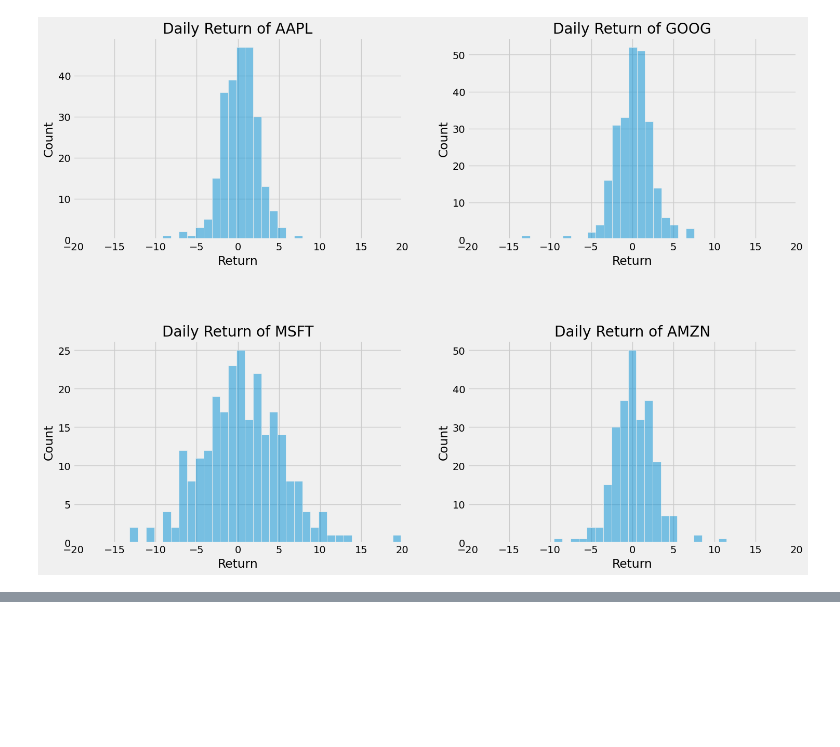
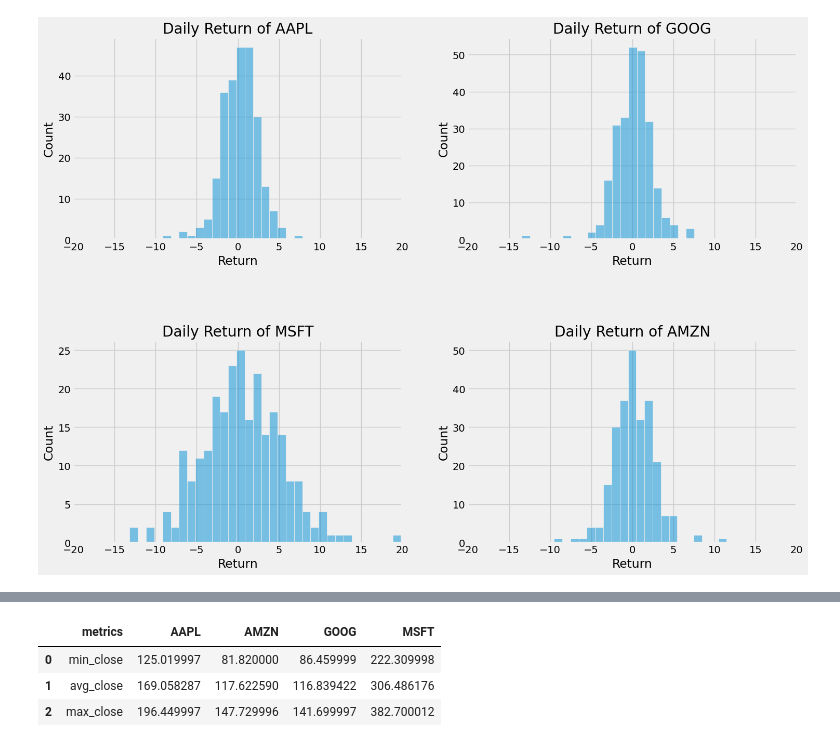
Before and after one commit to danjelito/stock-market-sql, a Jupyter notebook: main.ipynb, the cells around one changed output, grey strips where cells are left out. Cells and saved outputs as stored; diff of their text form; code cells hidden in the pictures; blank space fills up the shorter version.

```diff
--- a/main.ipynb
+++ b/main.ipynb
@@ -182,0 +201,40 @@ plt.show()
+# %%
+sqldf("""
+    WITH min_close AS (
+        SELECT
+            'min_close' AS metrics,
+            MIN(CASE WHEN company_name = 'AAPL' then close ELSE 10000 END) AS AAPL,
+            MIN(CASE WHEN company_name = 'AMZN' then close ELSE 10000 END) AS AMZN,
+            MIN(CASE WHEN company_name = 'GOOG' then close ELSE 10000 END) AS GOOG,
+            MIN(CASE WHEN company_name = 'MSFT' then close ELSE 10000 END) AS MSFT
+        FROM df
+    ),
+    avg_close AS (
+        SELECT
+            'avg_close' AS metrics,
+            AVG(CASE WHEN company_name = 'AAPL' then close ELSE NULL END) AS AAPL,
+            AVG(CASE WHEN company_name = 'AMZN' then close ELSE NULL END) AS AMZN,
+            AVG(CASE WHEN company_name = 'GOOG' then close ELSE NULL END) AS GOOG,
+            AVG(CASE WHEN company_name = 'MSFT' then close ELSE NULL END) AS MSFT
+        FROM df
+    ),
+    max_close AS (
+        SELECT
+            'max_close' AS metrics,
+            MAX(CASE WHEN company_name = 'AAPL' then close ELSE NULL END) AS AAPL,
+            MAX(CASE WHEN company_name = 'AMZN' then close ELSE NULL END) AS AMZN,
+            MAX(CASE WHEN company_name = 'GOOG' then close ELSE NULL END) AS GOOG,
+            MAX(CASE WHEN company_name = 'MSFT' then close ELSE NULL END) AS MSFT
+        FROM df
+    )
+    SELECT * FROM min_close
+    UNION ALL
+    SELECT * FROM avg_close
+    UNION ALL
+    SELECT * FROM max_close
+""")
+# %% [output]
+|  | metrics | AAPL | AMZN | GOOG | MSFT |
+| 0 | min_close | 125.019997 | 81.820000 | 86.459999 | 222.309998 |
+| 1 | avg_close | 169.058287 | 117.622590 | 116.839422 | 306.486176 |
+| 2 | max_close | 196.449997 | 147.729996 | 141.699997 | 382.700012 |
```
Also changed, not shown: parts of 2 cells of this notebook.
